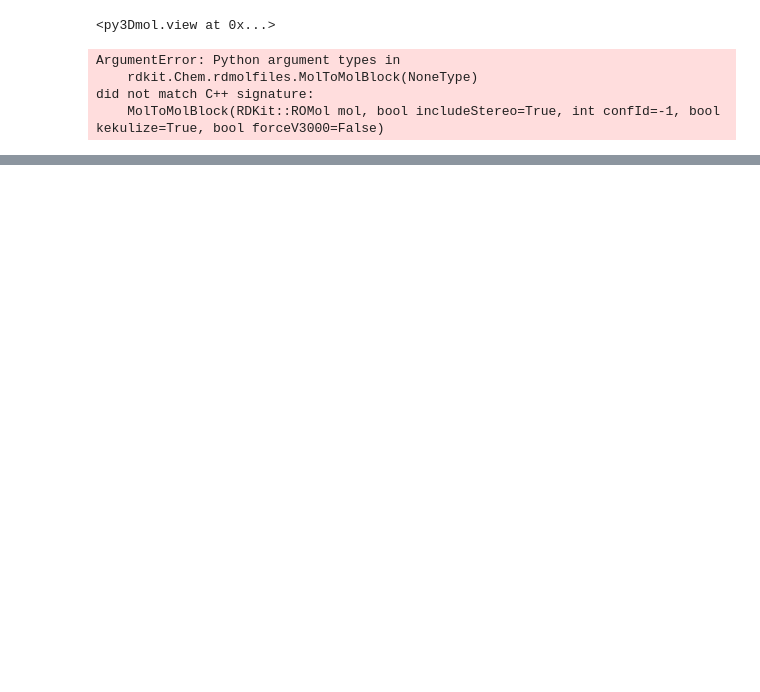
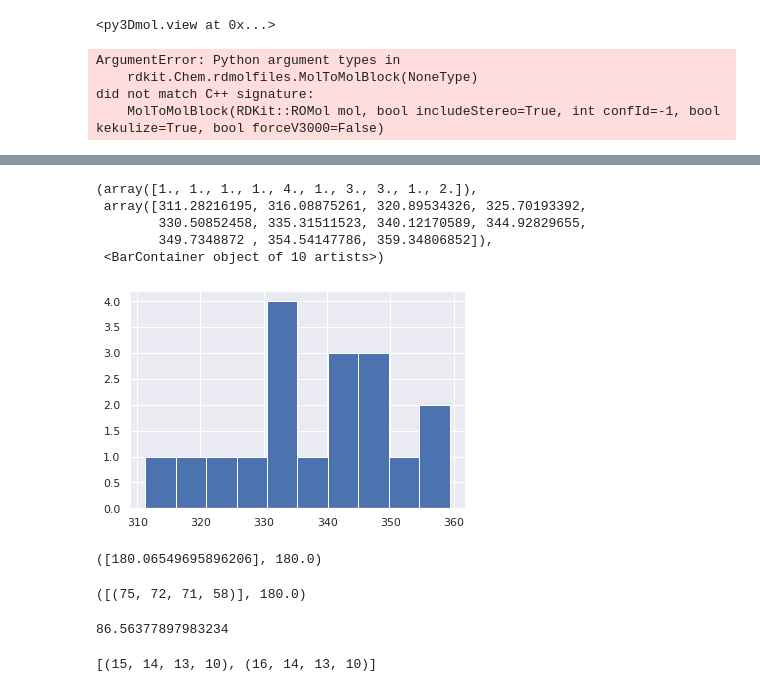
Before and after one commit to yashpatel5400/idp_rl, a Jupyter notebook: examples/chignolin.ipynb, the cells around one changed output, grey strips where cells are left out. Drawn from its saved outputs; the diff is of its cells as text; code cells hidden in the pictures; blank space fills up the shorter version.

```diff
--- a/examples/chignolin.ipynb
+++ b/examples/chignolin.ipynb
@@ -142,3 +141,5 @@ ArgumentError: Python argument types in
     rdkit.Chem.rdmolfiles.MolToMolBlock(NoneType)
 did not match C++ signature:
     MolToMolBlock(RDKit::ROMol mol, bool includeStereo=True, int confId=-1, bool kekulize=True, bool forceV3000=False)
+# %%
+truth = Chem.rdmolfiles.MolFromPDBFile("truth/1UAO.pdb", removeHs=False)
@@ -144,0 +150,19 @@ did not match C++ signature:
+# %%
+"""
+We can also visualize multiple generated conformers within a dataset.
+"""
+import py3Dmol
+
+mol = truth
+size = (500,300)
+
+confIds = [0, 1, 2, 3, 4, 5]
+view = py3Dmol.view(width=size[0], height=size[1])
+
+for confId in confIds:
+    block = Chem.MolToMolBlock(mol, confId=confId)
+    view.addModel(block, 'mol')
+
+view.setStyle({"stick" : {}})
+view.zoomTo()
+view.show()
@@ -144,0 +171,5 @@ did not match C++ signature:
+# %%
+import rdkit.Chem.AllChem as Chem
+
+Chem.MMFFSanitizeMolecule(mol)
+mmff_props = Chem.MMFFGetMoleculeProperties(mol)
@@ -144,0 +178,22 @@ did not match C++ signature:
+# %%
+energies = []
+
+for i in range(18):
+    ff = Chem.MMFFGetMoleculeForceField(mol, mmff_props, confId=i)
+    energy = ff.CalcEnergy()
+    energies.append(energy)
+# %%
+import numpy as np
+import pandas as pd
+import seaborn as sns
+import matplotlib.pyplot as plt
+sns.set_theme(style="darkgrid")
+
+plt.hist(energies)
+# %% [output]
+(array([1., 1., 1., 1., 4., 1., 3., 3., 1., 2.]),
+ array([311.28216195, 316.08875261, 320.89534326, 325.70193392,
+        330.50852458, 335.31511523, 340.12170589, 344.92829655,
+        349.7348872 , 354.54147786, 359.34806852]),
+ <BarContainer object of 10 artists>)
+[figure, added]
@@ -144,0 +238,19 @@ did not match C++ signature:
+# %%
+angles[1]
+# %% [output]
+([180.06549695896206], 180.0)
+# %%
+nonring[20]
+# %% [output]
+([(75, 72, 71, 58)], 180.0)
+# %%
+from rdkit.Chem import rdMolTransforms
+
+conf = mol.GetConformer(0)
+angle = rdMolTransforms.GetDihedralDeg(conf, *nonring[5][0][0])
+# %% [output]
+86.56377897983234
+# %%
+nonring[5][0]
+# %% [output]
+[(15, 14, 13, 10), (16, 14, 13, 10)]
```
Also changed, not shown: parts of 11 cells of this notebook, 6 other files.
